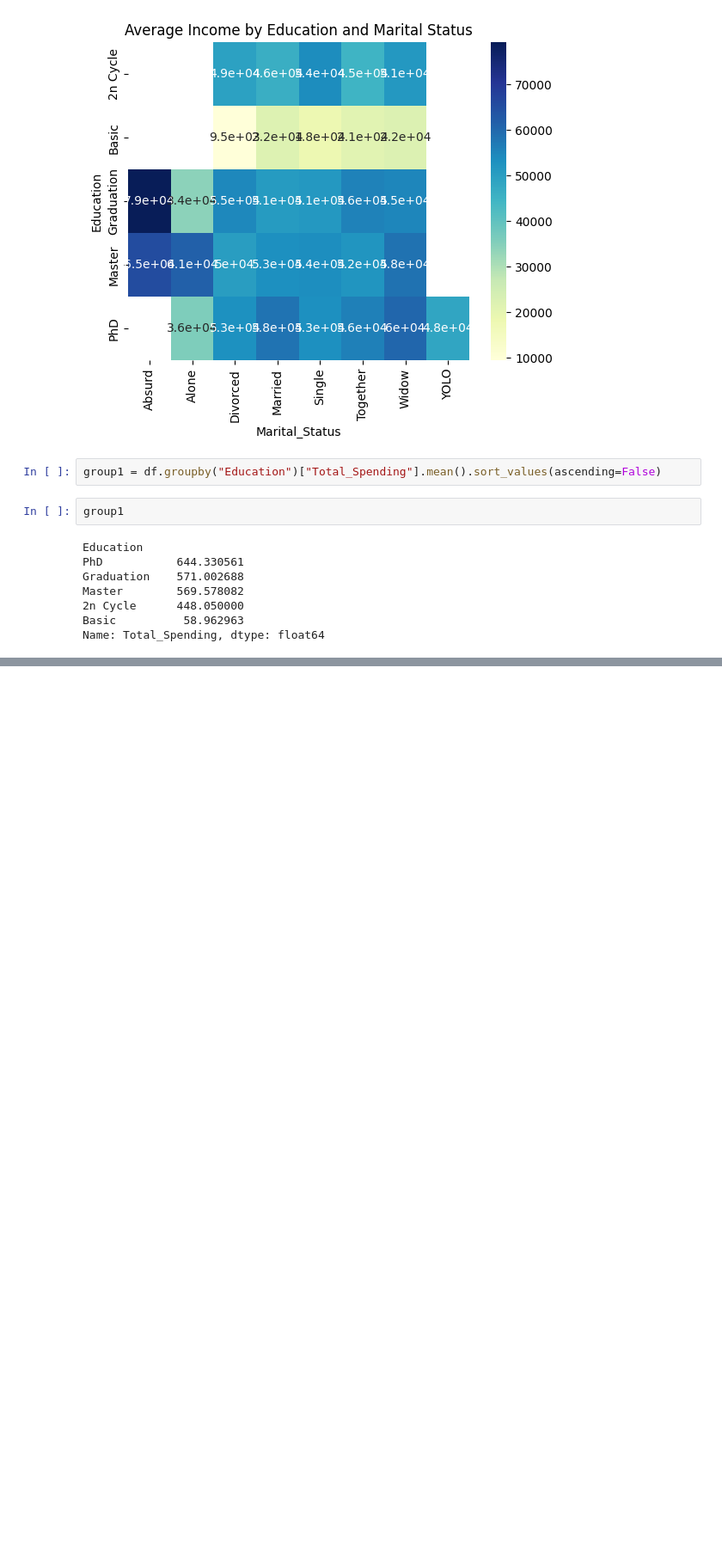
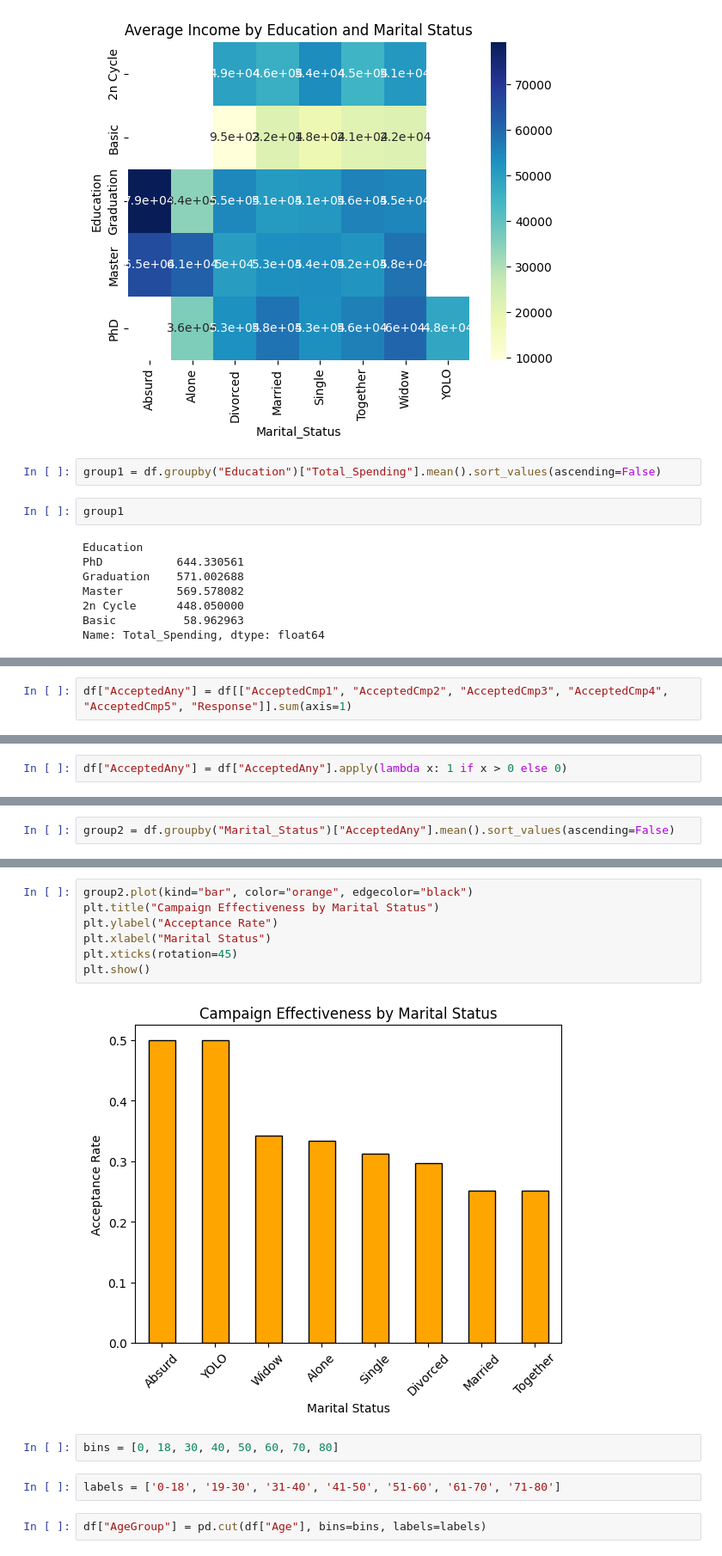
Before and after one commit to HNDeshanSamarathunga/cutomer_segment_ML, a Jupyter notebook: Analysis_Mode.ipynb, the cells around one changed output, grey strips where cells are left out. Shown: that part at 86% size. Saved outputs shown, nothing was run; the diff lists cells and outputs as text; blank space fills up the shorter version.

```diff
--- a/Analysis_Mode.ipynb
+++ b/Analysis_Mode.ipynb
@@ -360,0 +390,2 @@ Name: Total_Spending, dtype: float64
+# %%
+df["AcceptedAny"] = df[["AcceptedCmp1", "AcceptedCmp2", "AcceptedCmp3", "AcceptedCmp4", "AcceptedCmp5", "Response"]].sum(axis=1)
@@ -360,0 +396,2 @@ Name: Total_Spending, dtype: float64
+# %%
+df["AcceptedAny"] = df["AcceptedAny"].apply(lambda x: 1 if x > 0 else 0)
@@ -360,0 +402,2 @@ Name: Total_Spending, dtype: float64
+# %%
+group2 = df.groupby("Marital_Status")["AcceptedAny"].mean().sort_values(ascending=False)
@@ -360,0 +417,15 @@ Name: Total_Spending, dtype: float64
+# %%
+group2.plot(kind="bar", color="orange", edgecolor="black")
+plt.title("Campaign Effectiveness by Marital Status")
+plt.ylabel("Acceptance Rate")
+plt.xlabel("Marital Status")
+plt.xticks(rotation=45)
+plt.show()
+# %% [output]
+[figure, added]
+# %%
+bins = [0, 18, 30, 40, 50, 60, 70, 80]
+# %%
+labels = ['0-18', '19-30', '31-40', '41-50', '51-60', '61-70', '71-80']
+# %%
+df["AgeGroup"] = pd.cut(df["Age"], bins=bins, labels=labels)
```
Also changed, not shown: parts of 10 cells of this notebook.
